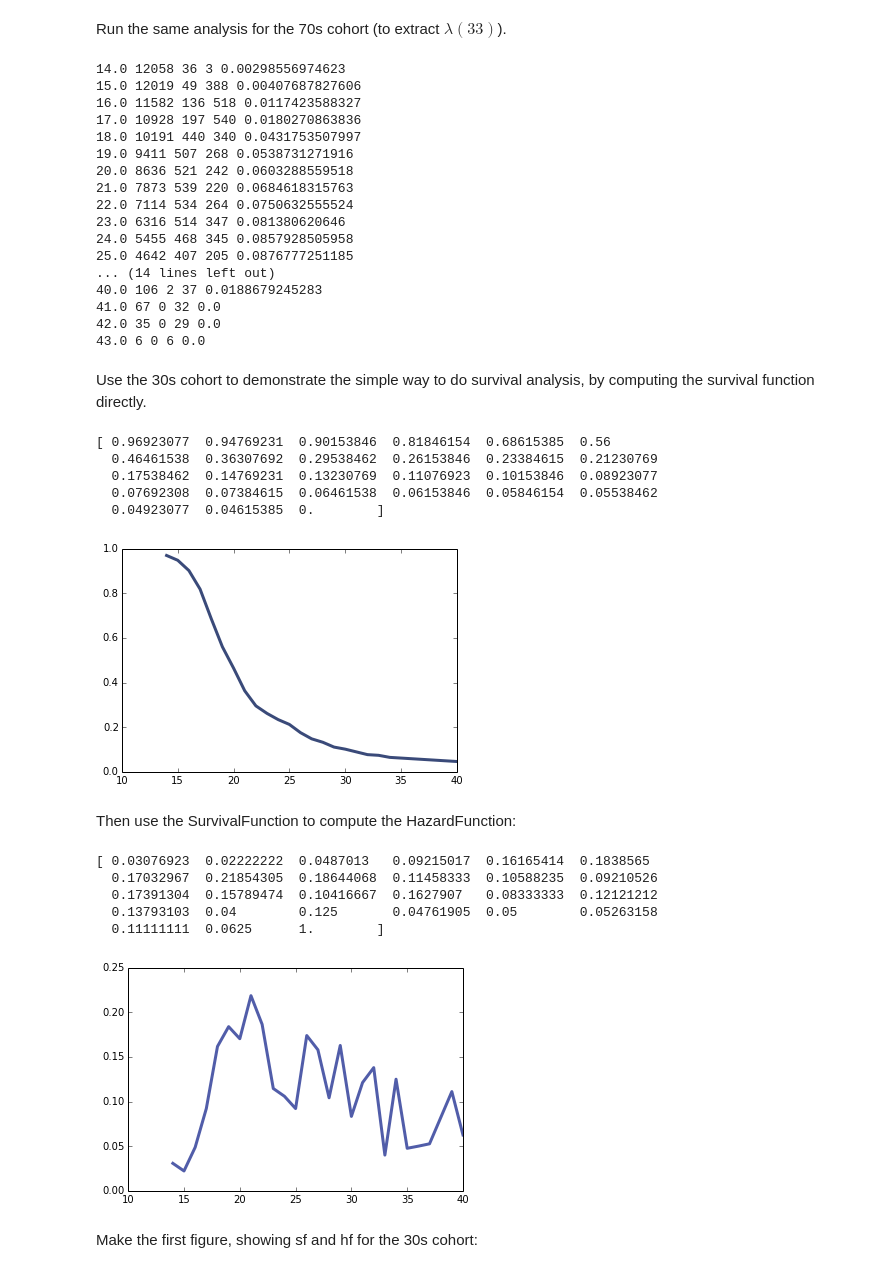
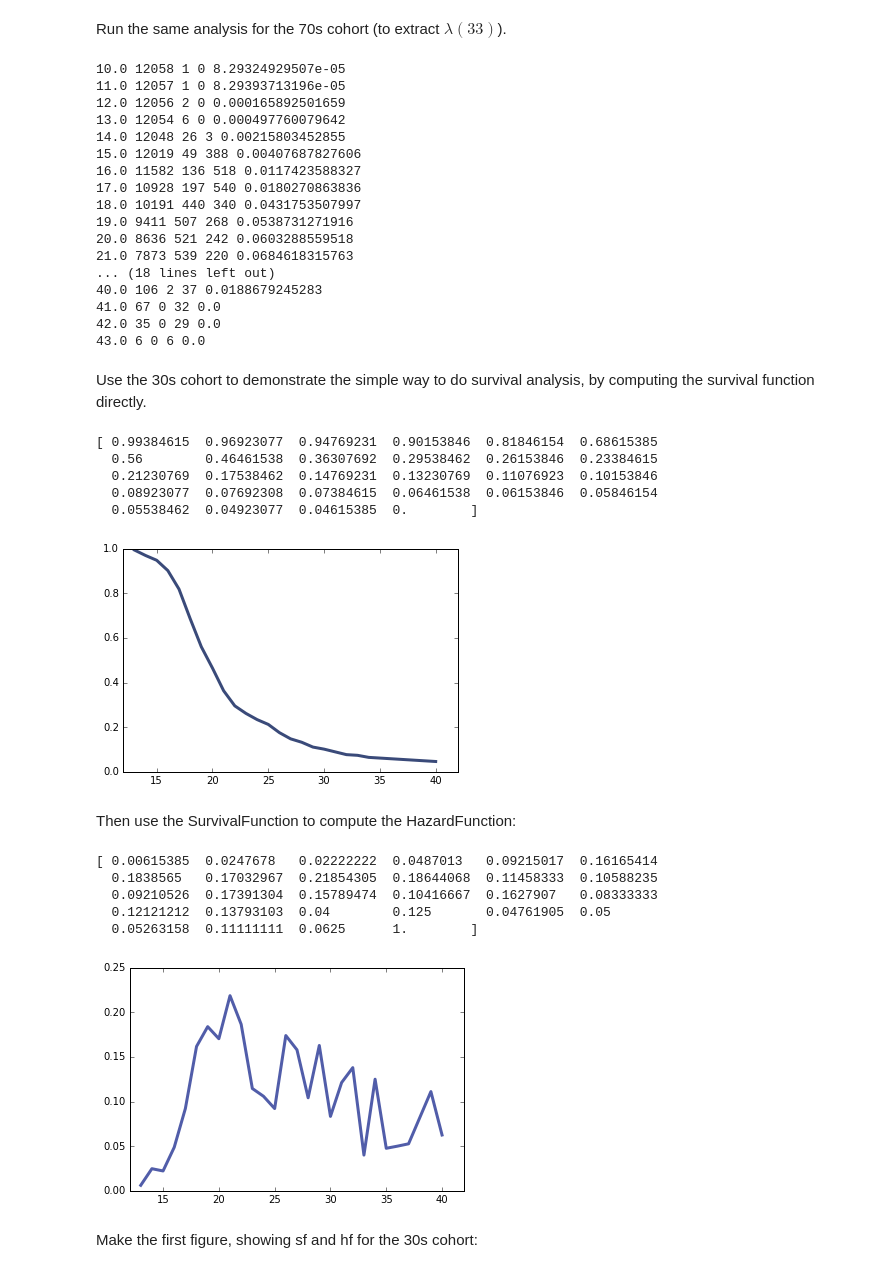
Before and after one commit to AllenDowney/MarriageNSFG, a Jupyter notebook: marriage.ipynb, the cells around one changed output. Saved outputs shown, nothing was run; the diff lists cells and outputs as text; code cells hidden in the pictures.

```diff
--- a/marriage.ipynb
+++ b/marriage.ipynb
@@ -96,6 +100,3 @@ len(df)
 52789
 # %% [markdown]
 Double check missing data:
-# %%
-df['missing'] = (df.evrmarry & df.agemarry.isnull())
-sum(df.missing)
@@ -164,9 +155,13 @@ missing = (cohort.evrmarry & cohort.agemarry.isnull())
 cohort = cohort[~missing]
 complete = cohort[cohort.evrmarry].agemarry_index
 ongoing = cohort[~cohort.evrmarry].age_index
-hf = marriage.EstimateHazard(complete, ongoing, verbose=True)
+hf = survival.EstimateHazardFunction(complete, ongoing, verbose=True)
 # %% [output]
-14.0 12058 36 3 0.00298556974623
+10.0 12058 1 0 8.29324929507e-05
+11.0 12057 1 0 8.29393713196e-05
+12.0 12056 2 0 0.000165892501659
+13.0 12054 6 0 0.000497760079642
+14.0 12048 26 3 0.00215803452855
 15.0 12019 49 388 0.00407687827606
 16.0 11582 136 518 0.0117423588327
 17.0 10928 197 540 0.0180270863836
@@ -174,11 +169,7 @@ hf = marriage.EstimateHazard(complete, ongoing, verbose=True)
 19.0 9411 507 268 0.0538731271916
 20.0 8636 521 242 0.0603288559518
 21.0 7873 539 220 0.0684618315763
-22.0 7114 534 264 0.0750632555524
-23.0 6316 514 347 0.081380620646
-24.0 5455 468 345 0.0857928505958
-25.0 4642 407 205 0.0876777251185
-... (14 lines left out)
+... (18 lines left out)
 40.0 106 2 37 0.0188679245283
 41.0 67 0 32 0.0
 42.0 35 0 29 0.0
@@ -187,30 +178,32 @@ hf = marriage.EstimateHazard(complete, ongoing, verbose=True)
 Use the 30s cohort to demonstrate the simple way to do survival analysis, by computing the survival function directly.
 # %%
 cohort = grouped.get_group(30)
-sf = marriage.MakeSurvivalFunction(cohort.agemarry_index.fillna(np.inf))
+sf = survival.MakeSurvivalFromSeq(cohort.agemarry_index.fillna(np.inf))
 ts, ss = sf.Render()
 print(ss)
 thinkplot.Plot(ts, ss)
+thinkplot.Config(xlim=[12, 42])
 # %% [output]
-[ 0.96923077  0.94769231  0.90153846  0.81846154  0.68615385  0.56
-  0.46461538  0.36307692  0.29538462  0.26153846  0.23384615  0.21230769
-  0.17538462  0.14769231  0.13230769  0.11076923  0.10153846  0.08923077
-  0.07692308  0.07384615  0.06461538  0.06153846  0.05846154  0.05538462
-  0.04923077  0.04615385  0.        ]
+[ 0.99384615  0.96923077  0.94769231  0.90153846  0.81846154  0.68615385
+  0.56        0.46461538  0.36307692  0.29538462  0.26153846  0.23384615
+  0.21230769  0.17538462  0.14769231  0.13230769  0.11076923  0.10153846
+  0.08923077  0.07692308  0.07384615  0.06461538  0.06153846  0.05846154
+  0.05538462  0.04923077  0.04615385  0.        ]
-[figure, old version]
+[figure, new version]
 # %% [markdown]
 Then use the SurvivalFunction to compute the HazardFunction:
 # %%
 hf = sf.MakeHazardFunction()
 ts, lams = hf.Render()
 print(lams)
 thinkplot.Plot(ts, lams)
+thinkplot.Config(xlim=[12, 42])
 # %% [output]
-[ 0.03076923  0.02222222  0.0487013   0.09215017  0.16165414  0.1838565
-  0.17032967  0.21854305  0.18644068  0.11458333  0.10588235  0.09210526
-  0.17391304  0.15789474  0.10416667  0.1627907   0.08333333  0.12121212
-  0.13793103  0.04        0.125       0.04761905  0.05        0.05263158
-  0.11111111  0.0625      1.        ]
+[ 0.00615385  0.0247678   0.02222222  0.0487013   0.09215017  0.16165414
+  0.1838565   0.17032967  0.21854305  0.18644068  0.11458333  0.10588235
+  0.09210526  0.17391304  0.15789474  0.10416667  0.1627907   0.08333333
+  0.12121212  0.13793103  0.04        0.125       0.04761905  0.05
+  0.05263158  0.11111111  0.0625      1.        ]
-[figure, old version]
+[figure, new version]
 # %% [markdown]
 Make the first figure, showing sf and hf for the 30s cohort:
```
Also changed, not shown: parts of 50 cells of this notebook, 2 other files.
